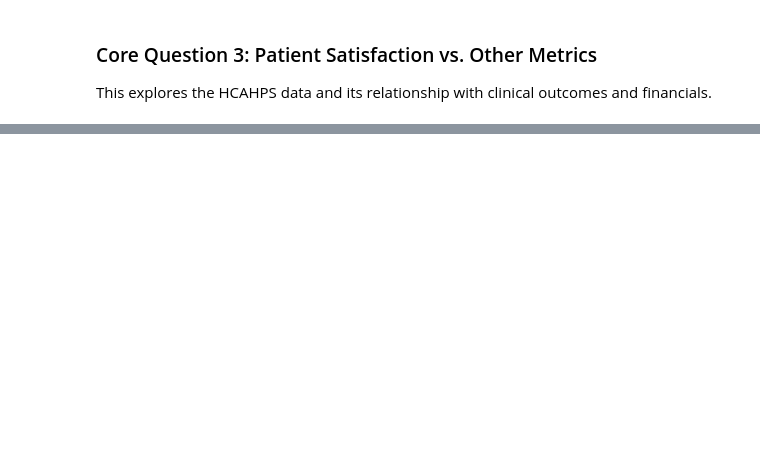
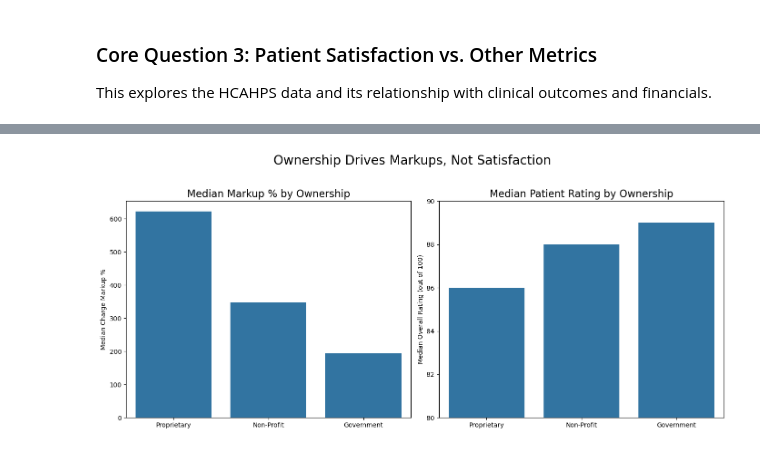
Before and after one commit to kjaques/hospital-financial-and-quality-performance, a Jupyter notebook: notebooks/analysis.ipynb, the cells around one changed output, grey strips where cells are left out. Cells and saved outputs as stored; diff of their text form; code cells hidden in the pictures; blank space fills up the shorter version.

```diff
--- a/notebooks/analysis.ipynb
+++ b/notebooks/analysis.ipynb
@@ -363,0 +405,35 @@ cleanliness               -0.178463         0.055639          -0.139251
+# %%
+
+fig, axes = plt.subplots(1, 2, figsize=(14, 6)) # 1 row, 2 charts
+
+# Chart 1: Markup %
+sns.barplot(
+    data=ownership_summary.reset_index(),
+    x='general_control',
+    y='median_charge_pct_per_discharge',
+    ax=axes[0],
+    order=['Proprietary', 'Non-Profit', 'Government'] # Control order
+)
+axes[0].set_title('Median Markup % by Ownership', fontsize=16)
+axes[0].set_xlabel('')
+axes[0].set_ylabel('Median Charge Markup %')
+
+# Chart 2: Patient Rating
+sns.barplot(
+    data=ownership_summary.reset_index(),
+    x='general_control',
+    y='median_overall_rating',
+    ax=axes[1],
+    order=['Proprietary', 'Non-Profit', 'Government'] # Control order
+)
+axes[1].set_title('Median Patient Rating by Ownership', fontsize=16)
+axes[1].set_xlabel('')
+axes[1].set_ylabel('Median Overall Rating (out of 100)')
+axes[1].set_ylim(80, 90) # Set Y-axis to emphasize the difference
+
+plt.suptitle('Ownership Drives Markups, Not Satisfaction', fontsize=20, y=1.03)
+plt.tight_layout()
+plt.savefig('../visualizations/ownershipbarcharts.png', bbox_inches='tight', pad_inches=0.1)
+plt.show()
+# %% [output]
+[figure, added]
```
Also changed, not shown: parts of 24 cells of this notebook, 4 other files.
